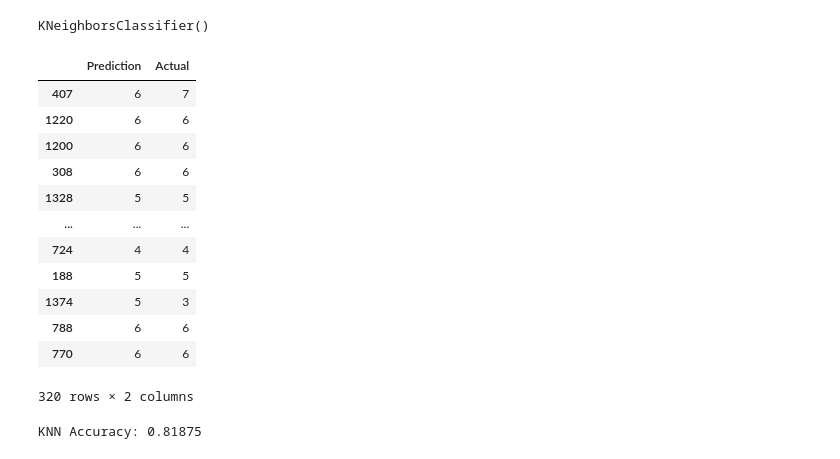
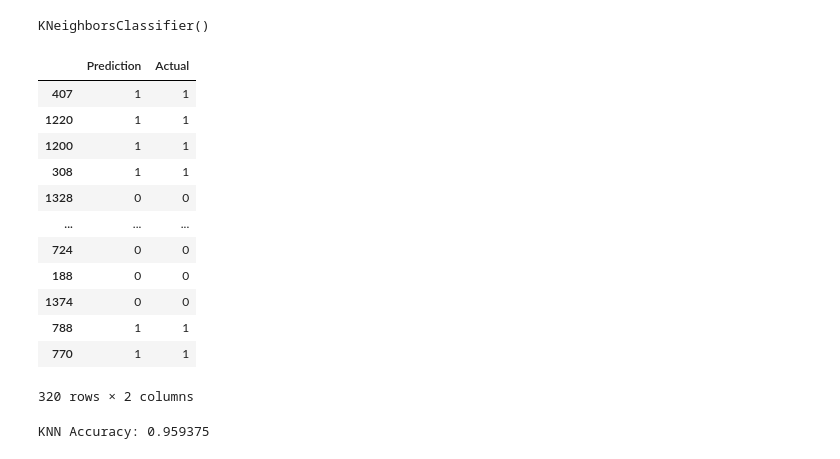
Before and after one commit to Npack08/Project_4, a Jupyter notebook: wine_quality_predictions.ipynb, the cells around one changed output. Drawn from its saved outputs; the diff is of its cells as text; code cells hidden in the pictures.

```diff
--- a/wine_quality_predictions.ipynb
+++ b/wine_quality_predictions.ipynb
@@ -249,8 +249,8 @@ wine['quality_bins'].value_counts()
 0    744
 Name: quality_bins, dtype: int64
 # %%
-x=wine.drop('quality', axis=1)
-y=wine['quality']
+x=wine.drop('quality_bins', axis=1)
+y=wine['quality_bins']
 
 x_train, x_test, y_train, y_test = train_test_split(x, y, test_size = 0.2, random_state = 2)
 # %%
@@ -269,20 +269,21 @@ KNeighborsClassifier()
 # %%
 # Make prediction using the wine testing data
 quality_predictions_KNN = knn_classifier.predict(x_test)
-pd.DataFrame({"Prediction": quality_predictions_KNN, "Actual":y_test})
+knn_df = pd.DataFrame({"Prediction": quality_predictions_KNN, "Actual":y_test})
+knn_df
 # %% [output]
 |  | Prediction | Actual |
-| 407 | 6 | 7 |
-| 1220 | 6 | 6 |
-| 1200 | 6 | 6 |
-| 308 | 6 | 6 |
-| 1328 | 5 | 5 |
+| 407 | 1 | 1 |
+| 1220 | 1 | 1 |
+| 1200 | 1 | 1 |
+| 308 | 1 | 1 |
+| 1328 | 0 | 0 |
 | ... | ... | ... |
-| 724 | 4 | 4 |
-| 188 | 5 | 5 |
-| 1374 | 5 | 3 |
-| 788 | 6 | 6 |
-| 770 | 6 | 6 |
+| 724 | 0 | 0 |
+| 188 | 0 | 0 |
+| 1374 | 0 | 0 |
+| 788 | 1 | 1 |
+| 770 | 1 | 1 |
 320 rows × 2 columns
 # %%
 # Analyze the accuracy of the predictions
@@ -291,4 +292,4 @@ print("KNN Accuracy:", knn_accuracy)
 
 knn_df.to_csv('knn_model.csv', index=False)
 # %% [output]
-KNN Accuracy: 0.81875
+KNN Accuracy: 0.959375
```
Also changed, not shown: 1 other file.
